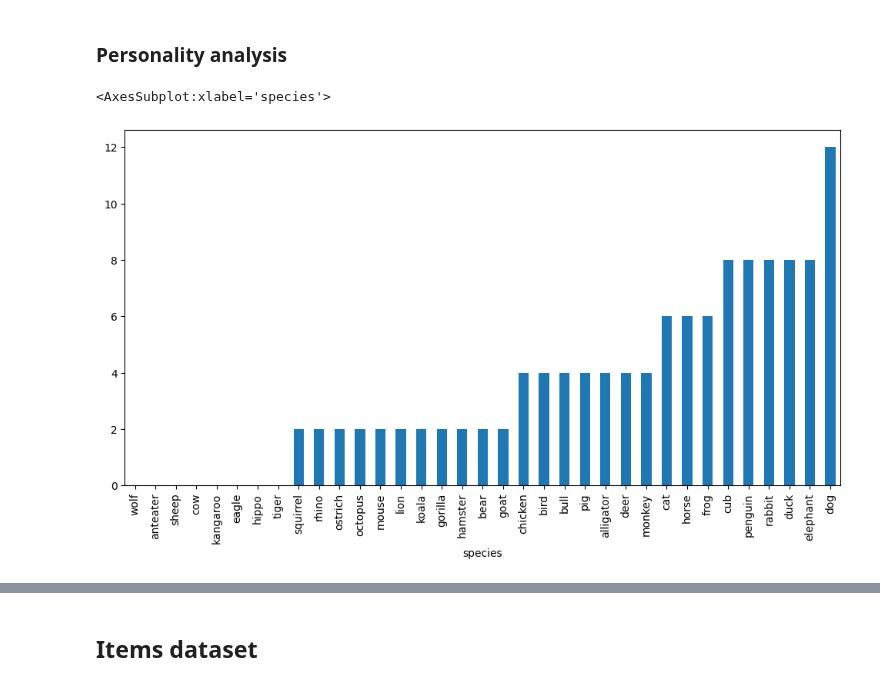
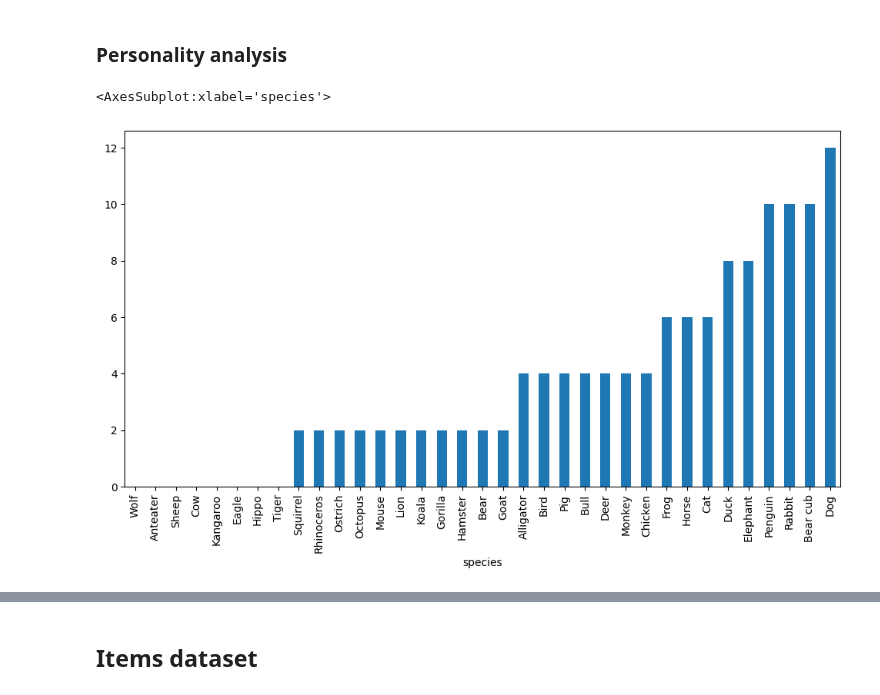
Before and after one commit to ismailkad/acnh_project, a Jupyter notebook: ANCH_eda.ipynb, the cells around one changed output, grey strips where cells are left out. Drawn from its saved outputs; the diff is of its cells as text; code cells hidden in the pictures.

Commit message:
use of new data, lighten notebook

```diff
--- a/ANCH_eda.ipynb
+++ b/ANCH_eda.ipynb
@@ -22,7 +17,13 @@ df = response.json()
 # %%
+#GitHub TidyVerse data
 user_reviews = pd.read_table('https://raw.githubusercontent.com/rfordatascience/tidytuesday/master/data/2020/2020-05-05/user_reviews.tsv')
 critic = pd.read_table('https://raw.githubusercontent.com/rfordatascience/tidytuesday/master/data/2020/2020-05-05/critic.tsv')
 items = pd.read_csv('https://raw.githubusercontent.com/rfordatascience/tidytuesday/master/data/2020/2020-05-05/items.csv')
-villagers = pd.read_csv('https://raw.githubusercontent.com/rfordatascience/tidytuesday/master/data/2020/2020-05-05/villagers.csv')
-tier_rank = pd.read_csv("acnh_villager_data.csv")
+tidy_villagers = pd.read_csv('https://raw.githubusercontent.com/rfordatascience/tidytuesday/master/data/2020/2020-05-05/villagers.csv')
+
+#Local data
+villagers = pd.read_csv("data/acnh_villager.csv")
+compatibility_villagers = pd.read_csv("data/compatibility_villagers.csv")
+compatibility_matrix = pd.read_csv("data/compatibility_matrix.csv")
+tier_rank = pd.read_csv("data/acnh_villager_rank_data.csv")
 # %% [markdown]
@@ -69,0 +36,3 @@ memory usage: 33.7+ KB
+# %%
+villagers.set_index("name",inplace=True)
+villagers
@@ -139,4 +68,0 @@ tier_rank.drop(tier_rank["name"][tier_rank["name"].isin(villagers["name"]) == Fa
-# %%
-#We join both dataframes
-villagers.set_index('name', drop=True, inplace=True)
-tier_rank.set_index('name', drop=True, inplace=True)
@@ -228,7 +126,7 @@ species_personality.fillna(0, inplace=True)
 species_personality = species_personality.astype("int64")
 # %%
 plt.figure(figsize=(12,6))
-species_personality["lazy"].sort_values().plot(kind="bar")
+species_personality["Lazy"].sort_values().plot(kind="bar")
 # %% [output]
 <AxesSubplot:xlabel='species'>
-[figure, old version]
+[figure, new version]
```
Also changed, not shown: parts of 47 cells of this notebook.
